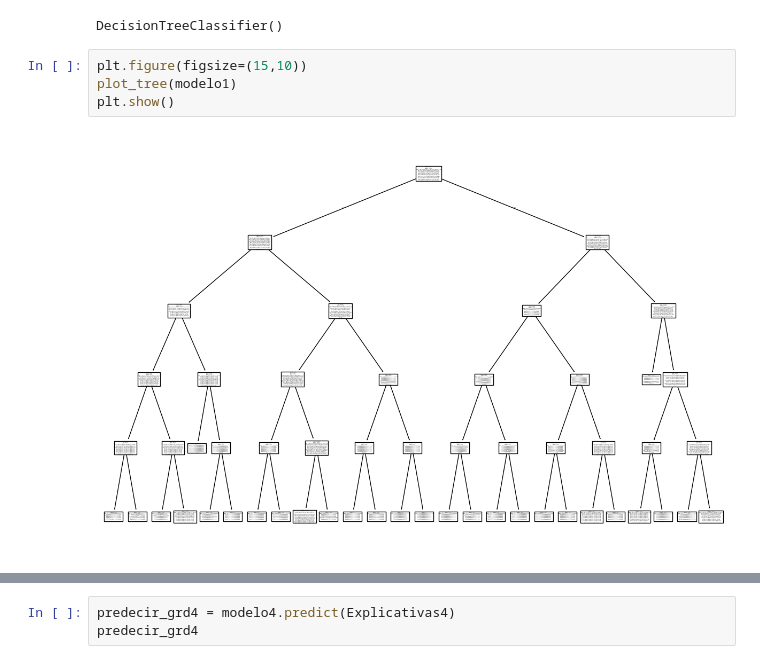
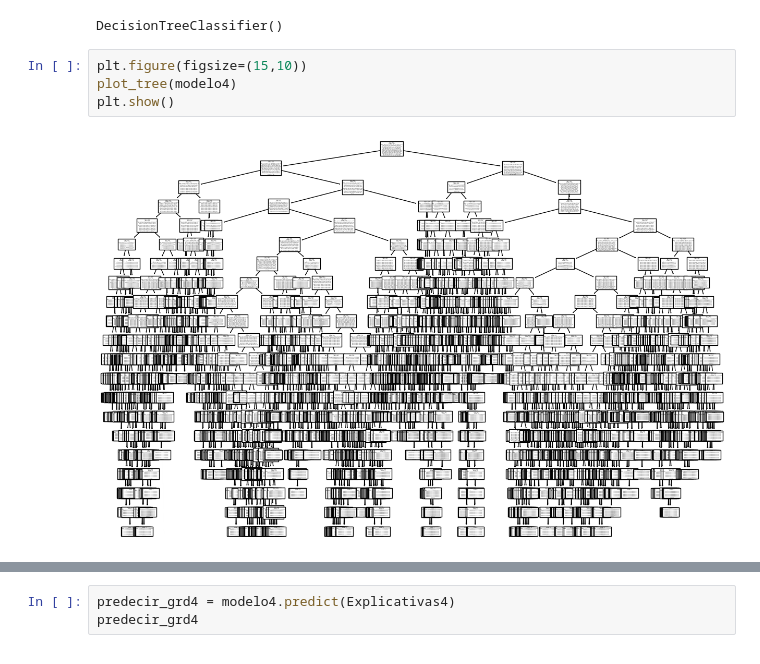
Before and after one commit to Coragg/GRDprediction, a Jupyter notebook: python/TreeModel.ipynb, the cells around one changed output, grey strips where cells are left out. Drawn from its saved outputs; the diff is of its cells as text.

```diff
--- a/python/TreeModel.ipynb
+++ b/python/TreeModel.ipynb
@@ -518,10 +574,10 @@ DecisionTreeClassifier()
 DecisionTreeClassifier()
 # %%
 plt.figure(figsize=(15,10))
-plot_tree(modelo1)
+plot_tree(modelo4)
 plt.show()
 # %% [output]
-[figure, old version]
+[figure, new version]
 # %%
 test_ejemplo4 = Explicativas4.sample()
 test_ejemplo4
```
Also changed, not shown: parts of 31 cells of this notebook, 4 other files.
